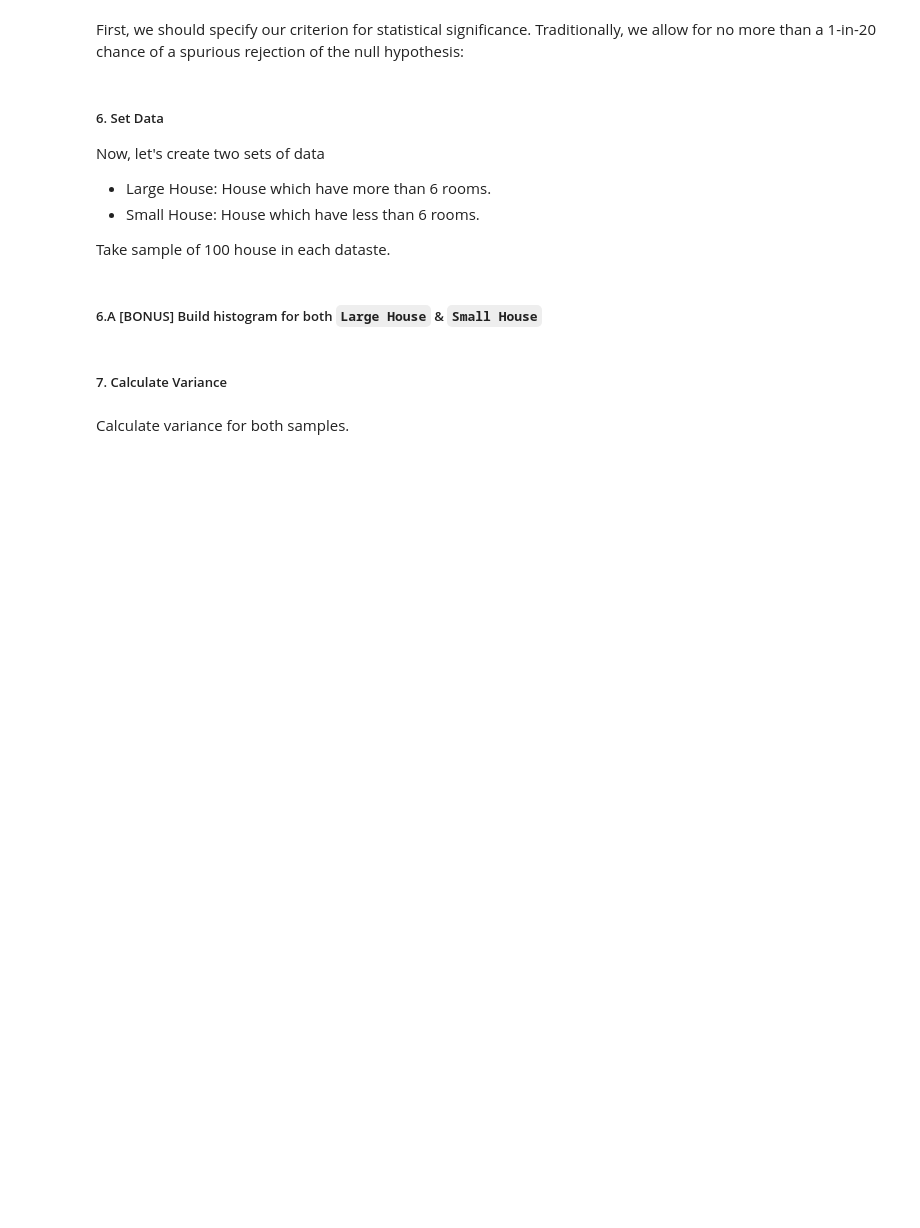
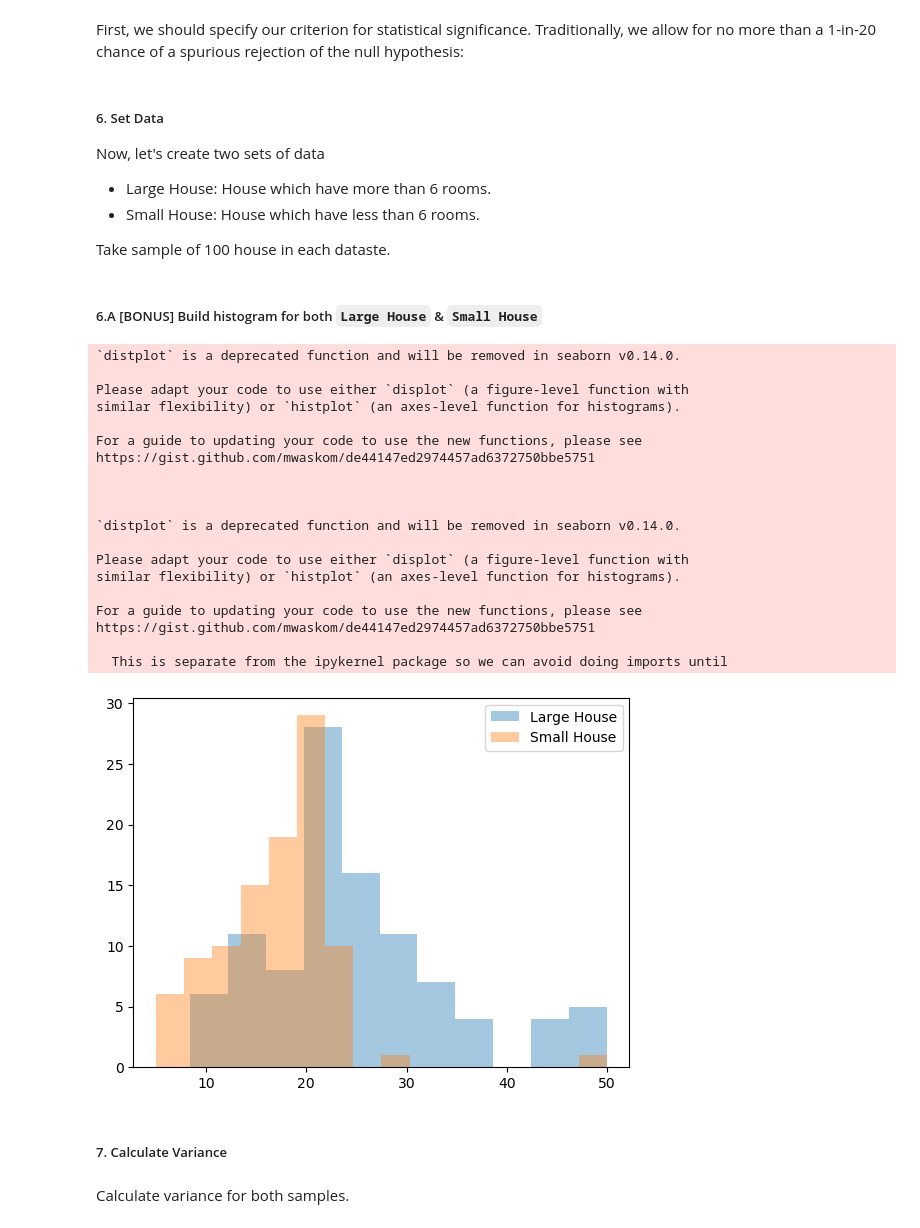
Before and after one commit to Brittles88/IOD, a Jupyter notebook: Module 2/LAB 2/IOD_Lab-2_2_2.ipynb, the cells around one changed output. Drawn from its saved outputs; the diff is of its cells as text; code cells hidden in the pictures; blank space fills up the shorter version.

```diff
--- a/Module 2/LAB 2/IOD_Lab-2_2_2.ipynb
+++ b/Module 2/LAB 2/IOD_Lab-2_2_2.ipynb
@@ -124,2 +126,7 @@ Take sample of 100 house in each dataste.
+# %%
+# ANSWER
+N = 100
+medv_over_6 = data[data['RM'] > 6]['MEDV'].sample(N)
+medv_under_6 = data[data['RM'] <= 6]['MEDV'].sample(N)
 # %% [markdown]
 ##### 6.A [BONUS] Build histogram for both `Large House` & `Small House`
@@ -128,3 +133,32 @@ Take sample of 100 house in each dataste.
+# %%
+# ANSWER
+ax = sns.distplot(medv_over_6, label='Large House', kde=False);
+sns.distplot(medv_under_6, ax=ax, label='Small House', kde=False);
+plt.legend(loc = 'upper right')
+plt.xlabel('')
+plt.ylabel('')
+plt.show();
+# %% [output]
+`distplot` is a deprecated function and will be removed in seaborn v0.14.0.
+
+Please adapt your code to use either `displot` (a figure-level function with
+similar flexibility) or `histplot` (an axes-level function for histograms).
+
+For a guide to updating your code to use the new functions, please see
+https://gist.github.com/mwaskom/de44147ed2974457ad6372750bbe5751
+
+
+
+`distplot` is a deprecated function and will be removed in seaborn v0.14.0.
+
+Please adapt your code to use either `displot` (a figure-level function with
+similar flexibility) or `histplot` (an axes-level function for histograms).
+
+For a guide to updating your code to use the new functions, please see
+https://gist.github.com/mwaskom/de44147ed2974457ad6372750bbe5751
+
+  This is separate from the ipykernel package so we can avoid doing imports until
+[figure, added]
 # %% [markdown]
 ##### 7. Calculate Variance
 # %% [markdown]
```
Also changed, not shown: parts of 29 cells of this notebook, 3 other files.
